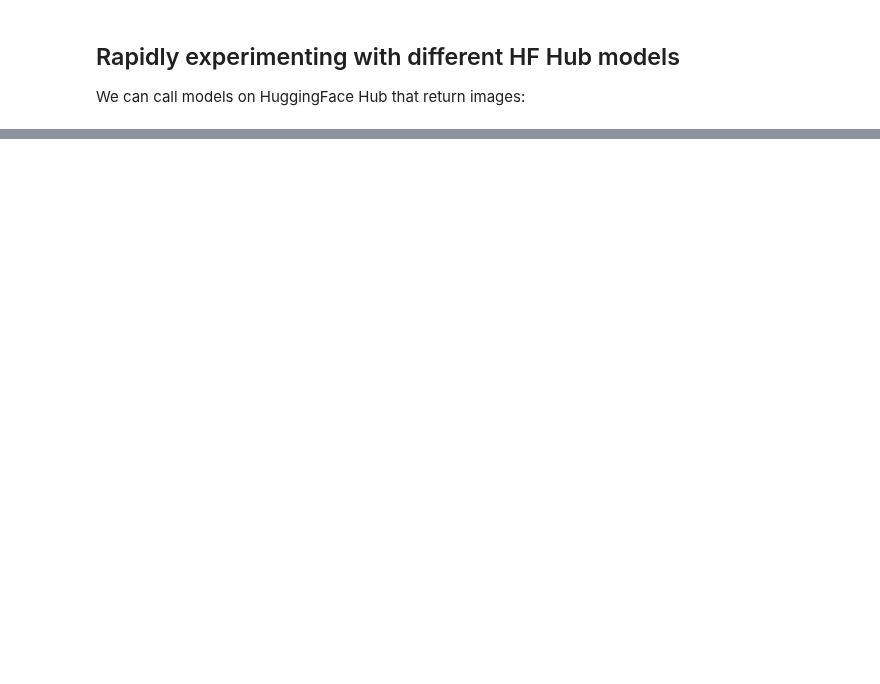
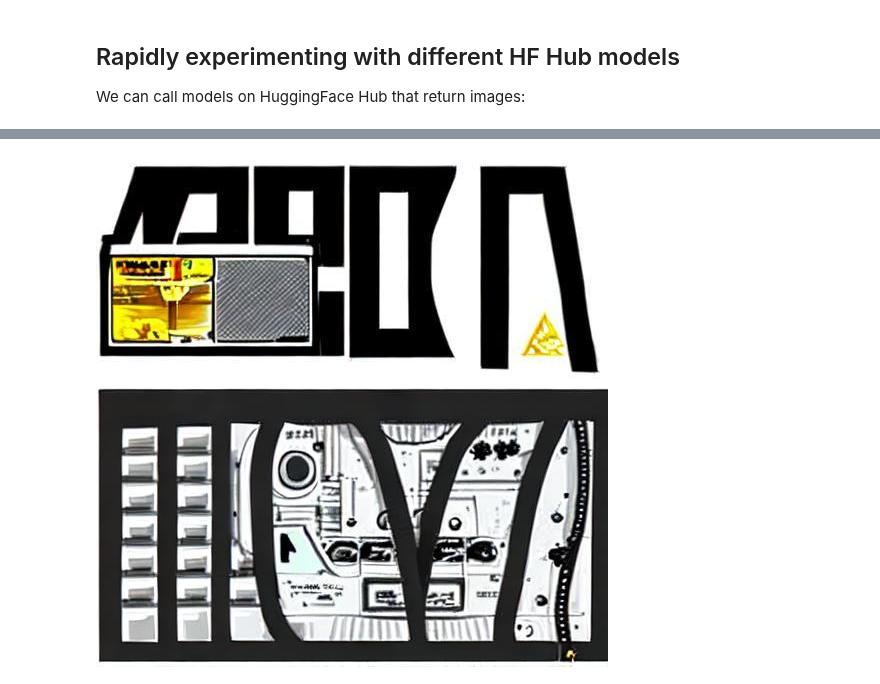
Before and after one commit to jupyterlab/jupyter-ai, a Jupyter notebook: examples/images.ipynb, the cells around one changed output, grey strips where cells are left out. Drawn from its saved outputs; the diff is of its cells as text; code cells hidden in the pictures; blank space fills up the shorter version.

```diff
--- a/examples/images.ipynb
+++ b/examples/images.ipynb
@@ -10,0 +16,5 @@ It's an astronaut with a boombox
+# %%
+%%ai huggingface_hub:hakurei/waifu-diffusion --format image
+It's an astronaut with a boombox
+# %% [output]
+[figure, added]
```
Also changed, not shown: parts of 2 cells of this notebook, 1 other file.
